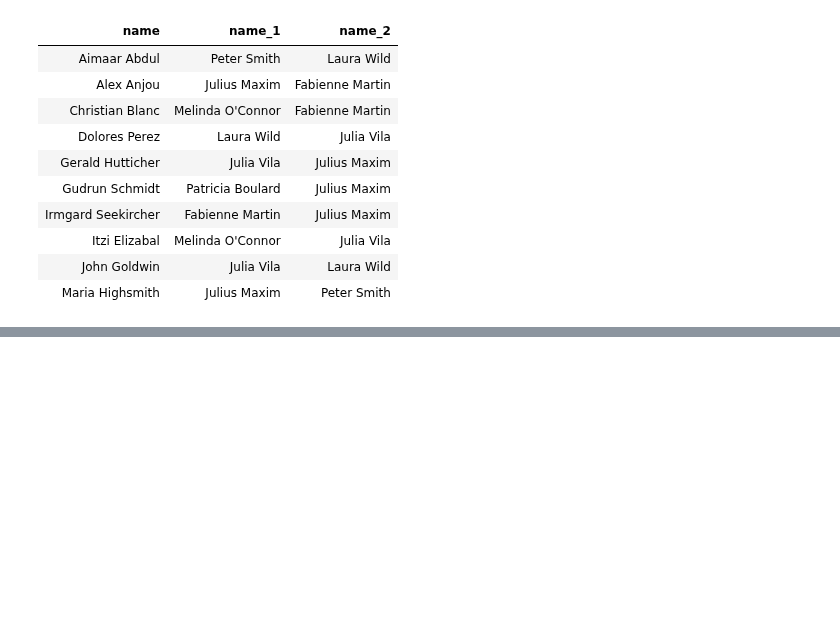
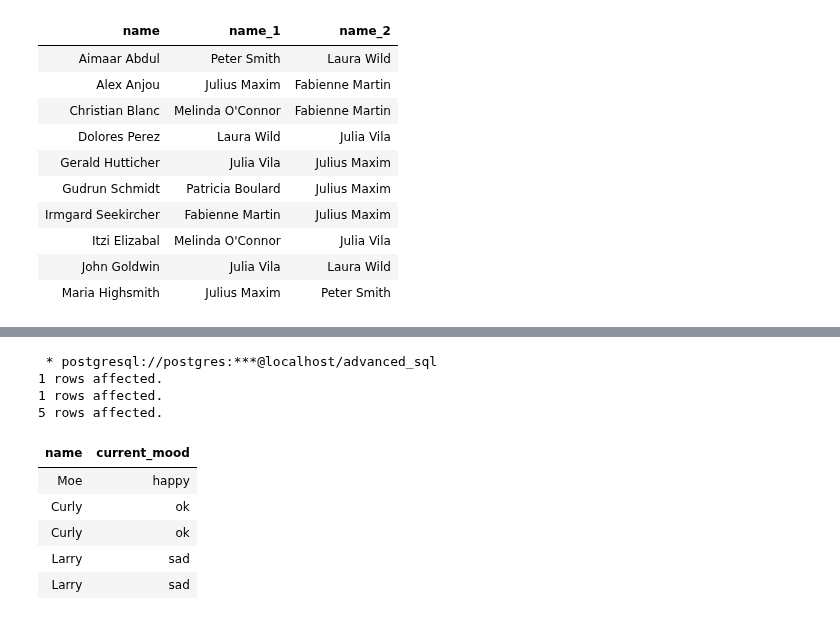
Before and after one commit to fbw-p22-e3-assignments/live-code, a Jupyter notebook: database/ADVANCED_SQL/advanced_sql.ipynb, the cells around one changed output, grey strips where cells are left out. Cells and saved outputs as stored; diff of their text form; code cells hidden in the pictures; blank space fills up the shorter version.

```diff
--- a/database/ADVANCED_SQL/advanced_sql.ipynb
+++ b/database/ADVANCED_SQL/advanced_sql.ipynb
@@ -600,0 +657,15 @@ order by s.name
+# %%
+%%sql
+INSERT INTO person VALUES ('Larry', 'sad');
+INSERT INTO person VALUES ('Curly', 'ok');
+# %% [output]
+ * postgresql://postgres:***@localhost/advanced_sql
+1 rows affected.
+1 rows affected.
+5 rows affected.
+| name | current_mood |
+| Moe | happy |
+| Curly | ok |
+| Curly | ok |
+| Larry | sad |
+| Larry | sad |
```
Also changed, not shown: parts of 67 cells of this notebook, 1 other file.
